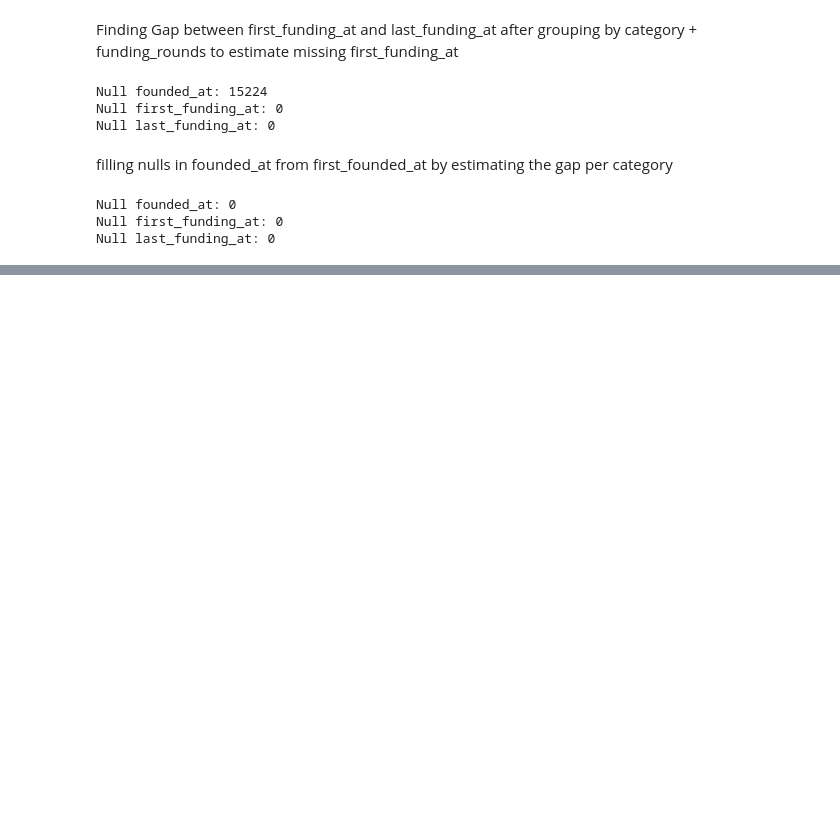
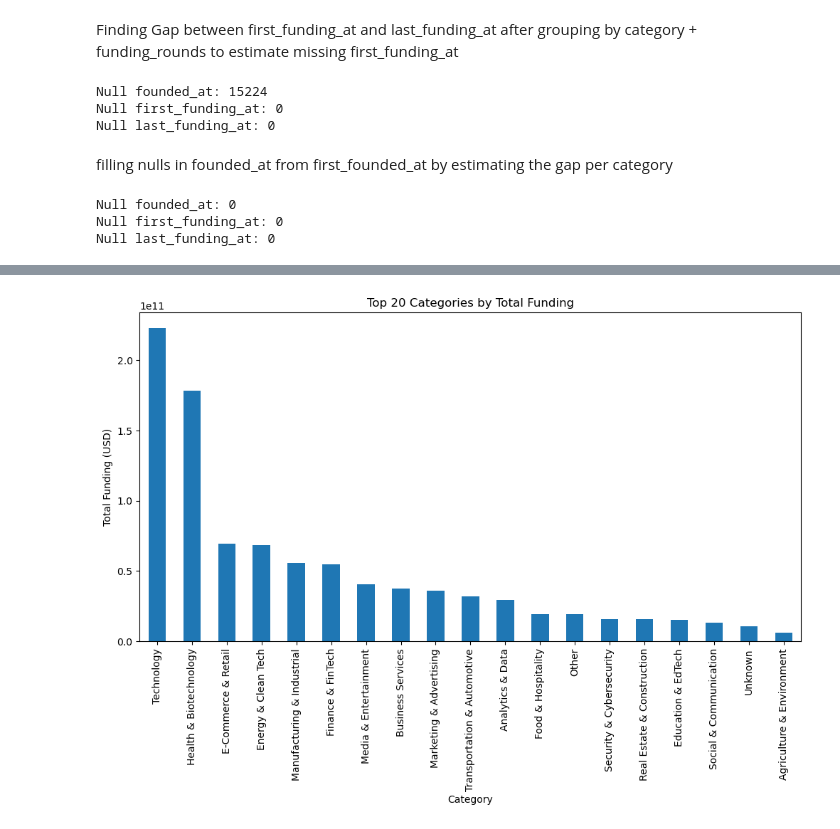
Before and after one commit to fatima-tuz-zahra-123/StartUp-Success-Factors, a Jupyter notebook: data_preprocessing.ipynb, the cells around one changed output, grey strips where cells are left out. Drawn from its saved outputs; the diff is of its cells as text; code cells hidden in the pictures; blank space fills up the shorter version.

```diff
--- a/data_preprocessing.ipynb
+++ b/data_preprocessing.ipynb
@@ -760,0 +792,4 @@ dtype: int64
+# %%
+# Analyze total funding by aggregated broad categories to identify dominant sectors
+funding_by_category = df_clean.groupby('category')['funding_total_usd'].sum().sort_values(ascending=False)
+print(funding_by_category)
@@ -760,0 +832,8 @@ dtype: int64
+# %%
+funding_by_category.head(20).plot(kind='bar', figsize=(12,6))
+plt.title("Top 20 Categories by Total Funding")
+plt.xlabel("Category")
+plt.ylabel("Total Funding (USD)")
+plt.show()
+# %% [output]
+[figure, added]
```
Also changed, not shown: parts of 41 cells of this notebook, 1 other file.
